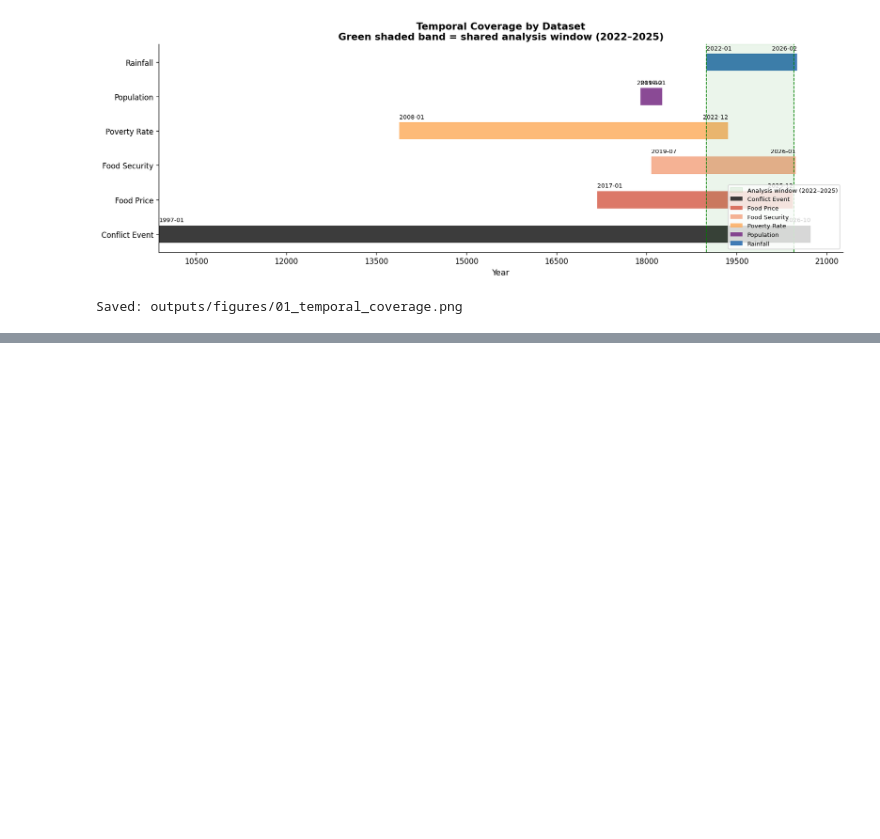
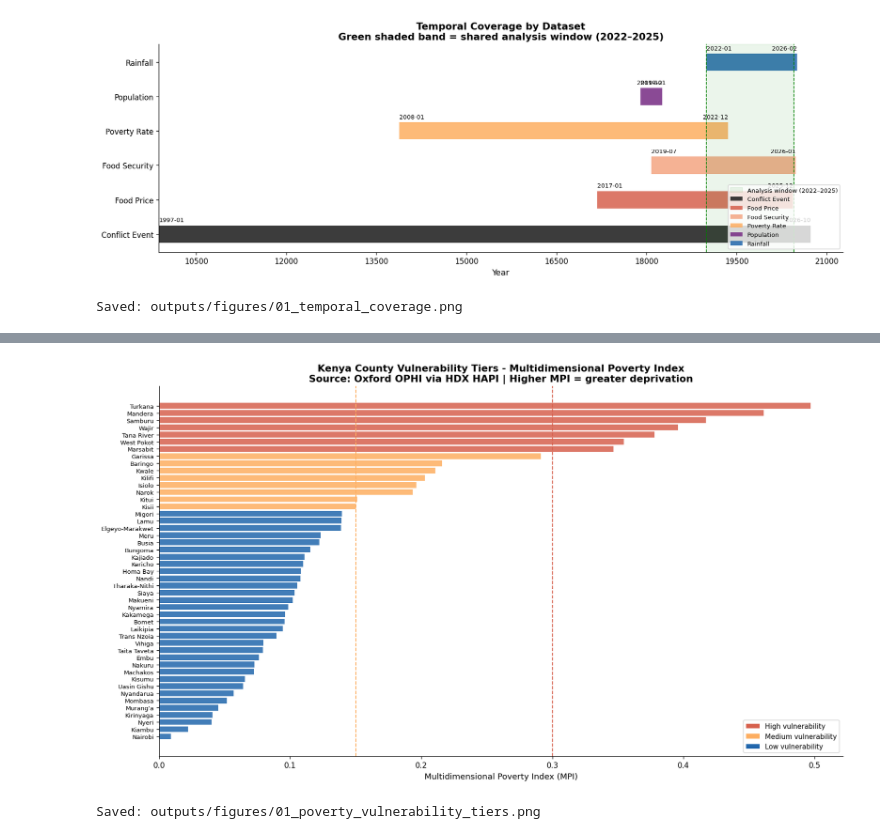
Before and after one commit to MutwiriC/compound-crisis-cascade-kenya, a Jupyter notebook: notebooks/01_data_coverage_audit.ipynb, the cells around one changed output, grey strips where cells are left out. Cells and saved outputs as stored; diff of their text form; code cells hidden in the pictures; blank space fills up the shorter version.

```diff
--- a/notebooks/01_data_coverage_audit.ipynb
+++ b/notebooks/01_data_coverage_audit.ipynb
@@ -323,0 +469,51 @@ Saved: outputs/figures/01_temporal_coverage.png
+# %%
+# MPI distribution chart
+poverty_plot = poverty_latest.sort_values('mpi', ascending=True).copy()
+
+tier_colour_map = {
+    'High':   COLOURS['food_price'],
+    'Medium': COLOURS['highlight'],
+    'Low':    COLOURS['rainfall'],
+}
+bar_cols = poverty_plot['vulnerability_tier'].map(tier_colour_map)
+
+fig, ax = plt.subplots(figsize=(14, 8))
+bars = ax.barh(
+    poverty_plot['admin1_name'],
+    poverty_plot['mpi'],
+    color=bar_cols,
+    alpha=0.85
+)
+
+# Tier threshold lines
+ax.axvline(0.30, color=COLOURS['food_price'], linestyle='--',
+           linewidth=1.2, label='High threshold (MPI = 0.30)')
+ax.axvline(0.15, color=COLOURS['highlight'],  linestyle='--',
+           linewidth=1.2, label='Medium threshold (MPI = 0.15)')
+
+# Legend patches
+from matplotlib.patches import Patch
+legend_elements = [
+    Patch(facecolor=COLOURS['food_price'], label='High vulnerability'),
+    Patch(facecolor=COLOURS['highlight'],  label='Medium vulnerability'),
+    Patch(facecolor=COLOURS['rainfall'],   label='Low vulnerability'),
+]
+ax.legend(handles=legend_elements, fontsize=9, loc='lower right')
+
+ax.set_xlabel('Multidimensional Poverty Index (MPI)', fontsize=11)
+ax.set_title(
+    'Kenya County Vulnerability Tiers - Multidimensional Poverty Index\n'
+    'Source: Oxford OPHI via HDX HAPI | Higher MPI = greater deprivation',
+    fontweight='bold'
+)
+ax.tick_params(axis='y', labelsize=8)
+plt.tight_layout()
+plt.savefig(
+    os.path.join(fig_dir, '01_poverty_vulnerability_tiers.png'),
+    bbox_inches='tight', dpi=150
+)
+plt.show()
+print("Saved: outputs/figures/01_poverty_vulnerability_tiers.png")
+# %% [output]
+[figure, added]
+Saved: outputs/figures/01_poverty_vulnerability_tiers.png
```
Also changed, not shown: parts of 8 cells of this notebook.
